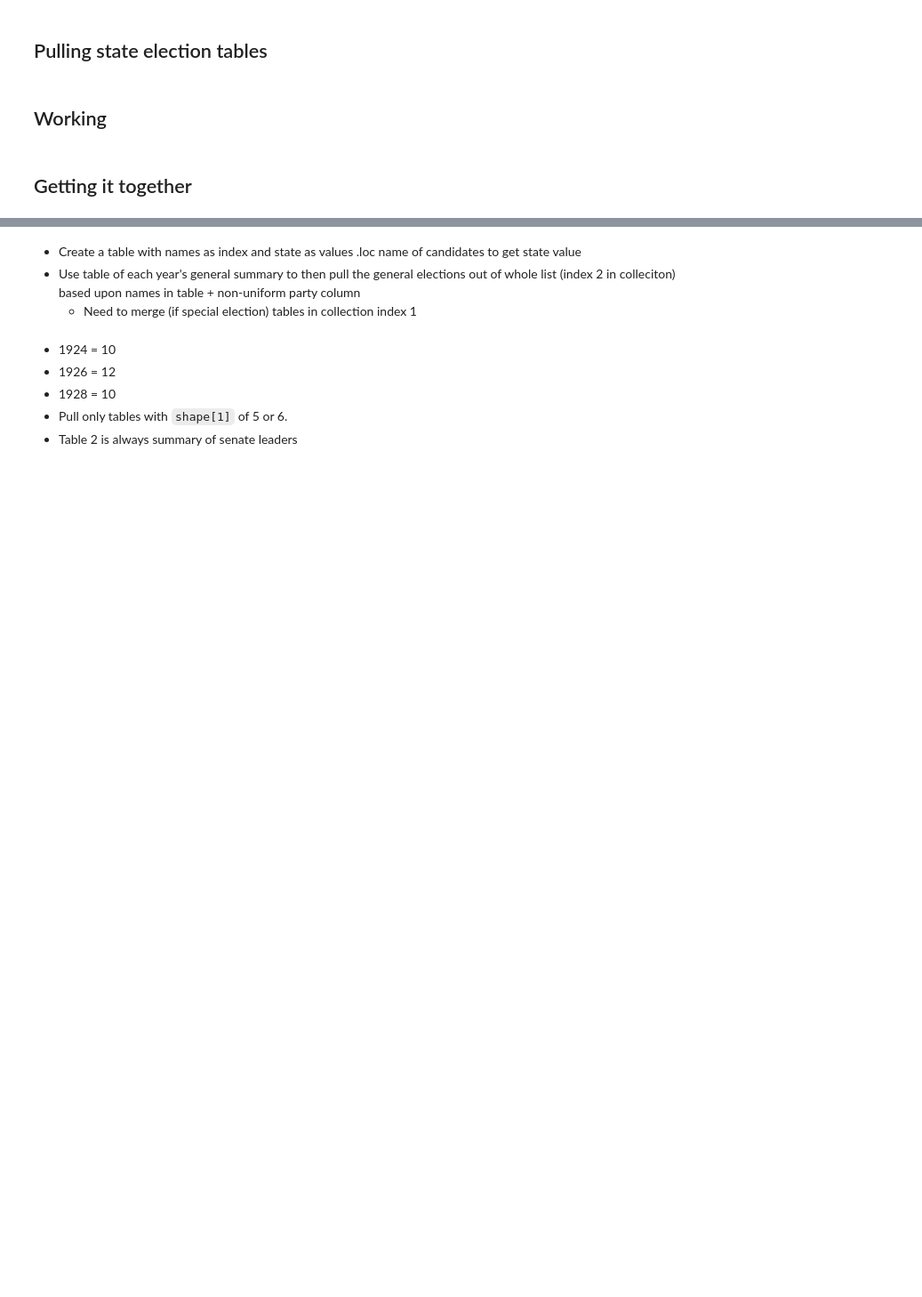
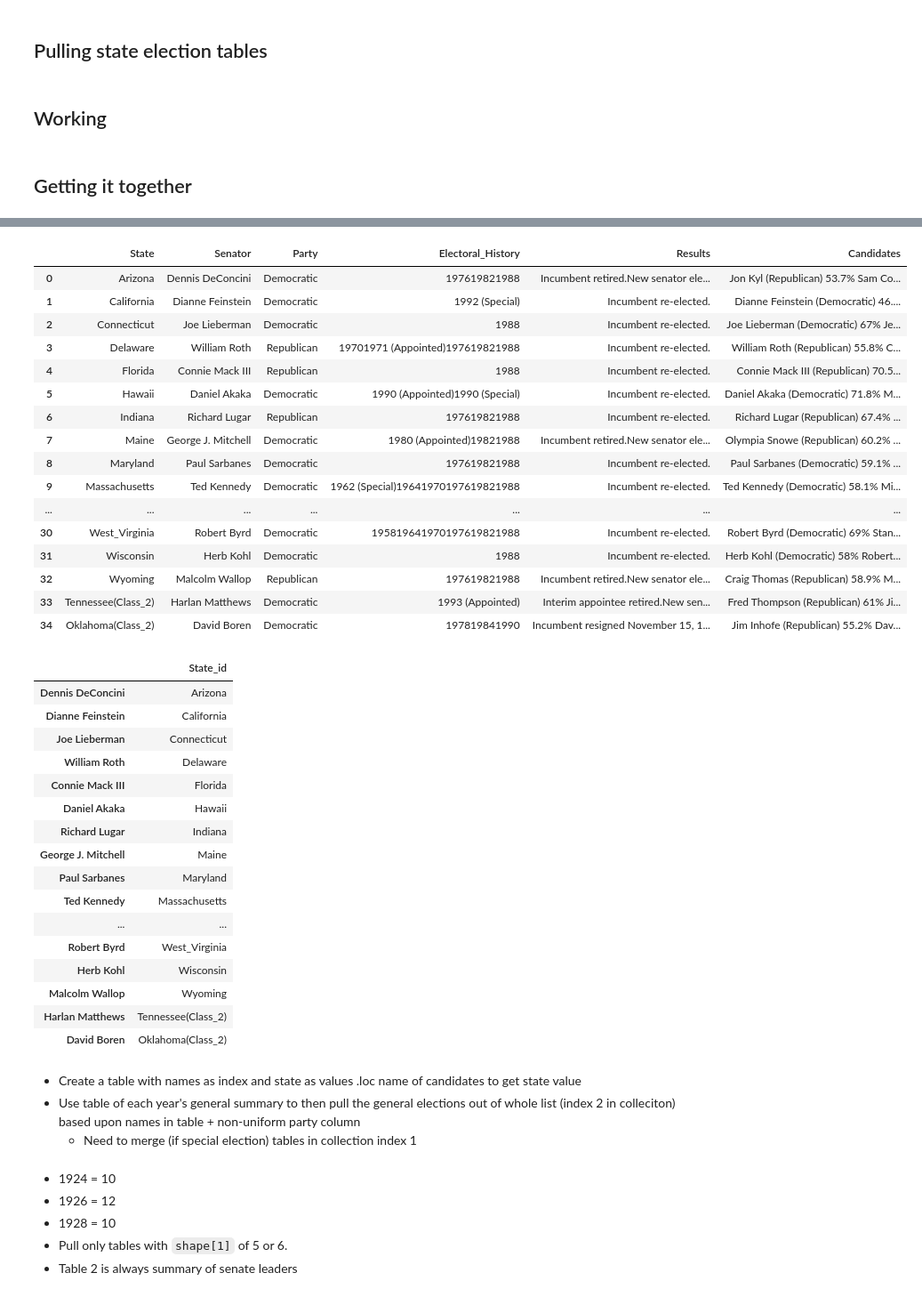
Before and after one commit to dfuller22/US_Senate_Election_Predictor, a Jupyter notebook: Playground.ipynb, the cells around one changed output, grey strips where cells are left out. Shown: that part at 89% size. Saved outputs shown, nothing was run; the diff lists cells and outputs as text; code cells hidden in the pictures; blank space fills up the shorter version.

Commit message:
Update Playground.ipynb
Writing function to update year summary tables

```diff
--- a/Playground.ipynb
+++ b/Playground.ipynb
@@ -607,22 +511,0 @@ test_list.append(election_collection_raw['2008'])
-# %%
-test_res = []
-for coll in test_list:
-    holder = []
-    for table in coll[1]:
-        has_elected = False
-
-        for u in table.iloc[:,4]:
-            if isinstance(u, str) and 'elected' in u:
-                has_elected = True
-        if has_elected == True:
-            holder.append(table)
-
-        print(len(holder))
-    if len(holder) > 1:
-        is_match = holder[0].iloc[1,:] == holder[1].iloc[1,:]
-
-        if is_match.sum() == 3:
-            fin_tab = holder[1].append(holder[0], ignore_index=True)
-            test_res.append(fin_tab)
-    else:
-        test_res.extend(holder)
@@ -719,3 +529,44 @@ test_res[-4]
+# %%
+yr_sum_tables = yr_summary_collector(election_collection_raw)
+yr_sum_dict = yr_sum_formatter(yr_sum_tables)
+# %%
+for table in yr_sum_dict['1994']:
+    display(table)
+# %% [output]
+|  | State | Senator | Party | Electoral_History | Results | Candidates |
+| 0 | Arizona | Dennis DeConcini | Democratic | 197619821988 | Incumbent retired.New senator ele... | Jon Kyl (Republican) 53.7% Sam Co... |
+| 1 | California | Dianne Feinstein | Democratic | 1992 (Special) | Incumbent re-elected. | Dianne Feinstein (Democratic) 46.... |
+| 2 | Connecticut | Joe Lieberman | Democratic | 1988 | Incumbent re-elected. | Joe Lieberman (Democratic) 67% Je... |
+| 3 | Delaware | William Roth | Republican | 19701971 (Appointed)197619821988 | Incumbent re-elected. | William Roth (Republican) 55.8% C... |
+| 4 | Florida | Connie Mack III | Republican | 1988 | Incumbent re-elected. | Connie Mack III (Republican) 70.5... |
+| 5 | Hawaii | Daniel Akaka | Democratic | 1990 (Appointed)1990 (Special) | Incumbent re-elected. | Daniel Akaka (Democratic) 71.8% M... |
+| 6 | Indiana | Richard Lugar | Republican | 197619821988 | Incumbent re-elected. | Richard Lugar (Republican) 67.4% ... |
+| 7 | Maine | George J. Mitchell | Democratic | 1980 (Appointed)19821988 | Incumbent retired.New senator ele... | Olympia Snowe (Republican) 60.2% ... |
+| 8 | Maryland | Paul Sarbanes | Democratic | 197619821988 | Incumbent re-elected. | Paul Sarbanes (Democratic) 59.1% ... |
+| 9 | Massachusetts | Ted Kennedy | Democratic | 1962 (Special)19641970197619821988 | Incumbent re-elected. | Ted Kennedy (Democratic) 58.1% Mi... |
+| ... | ... | ... | ... | ... | ... | ... |
+| 30 | West_Virginia | Robert Byrd | Democratic | 195819641970197619821988 | Incumbent re-elected. | Robert Byrd (Democratic) 69% Stan... |
+| 31 | Wisconsin | Herb Kohl | Democratic | 1988 | Incumbent re-elected. | Herb Kohl (Democratic) 58% Robert... |
+| 32 | Wyoming | Malcolm Wallop | Republican | 197619821988 | Incumbent retired.New senator ele... | Craig Thomas (Republican) 58.9% M... |
+| 33 | Tennessee(Class_2) | Harlan Matthews | Democratic | 1993 (Appointed) | Interim appointee retired.New sen... | Fred Thompson (Republican) 61% Ji... |
+| 34 | Oklahoma(Class_2) | David Boren | Democratic | 197819841990 | Incumbent resigned November 15, 1... | Jim Inhofe (Republican) 55.2% Dav... |
+|  | State_id |
+| Dennis DeConcini | Arizona |
+| Dianne Feinstein | California |
+| Joe Lieberman | Connecticut |
+| William Roth | Delaware |
+| Connie Mack III | Florida |
+| Daniel Akaka | Hawaii |
+| Richard Lugar | Indiana |
+| George J. Mitchell | Maine |
+| Paul Sarbanes | Maryland |
+| Ted Kennedy | Massachusetts |
+| ... | ... |
+| Robert Byrd | West_Virginia |
+| Herb Kohl | Wisconsin |
+| Malcolm Wallop | Wyoming |
+| Harlan Matthews | Tennessee(Class_2) |
+| David Boren | Oklahoma(Class_2) |
 # %% [markdown]
 * Create a table with names as index and state as values .loc name of candidates to get state value
 * Use table of each year's general summary to then pull the general elections out of whole list (index 2 in colleciton) based upon names in table + non-uniform party column
```
Also changed, not shown: parts of 33 cells of this notebook.
